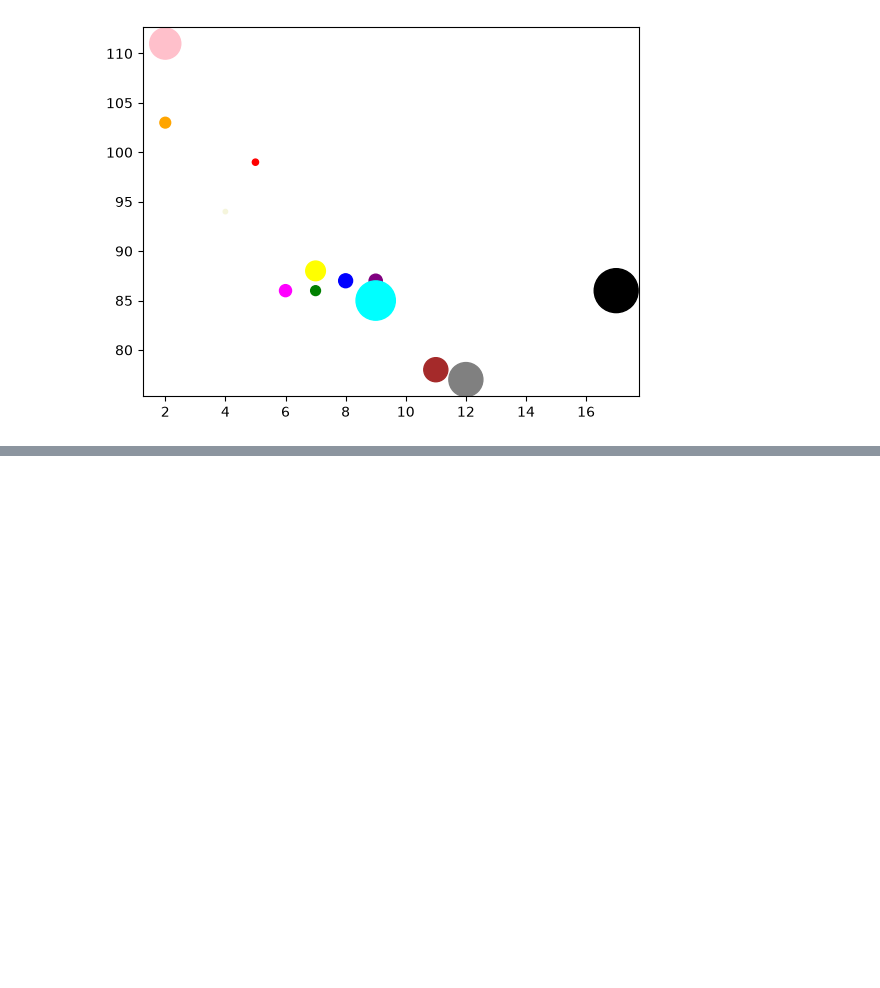
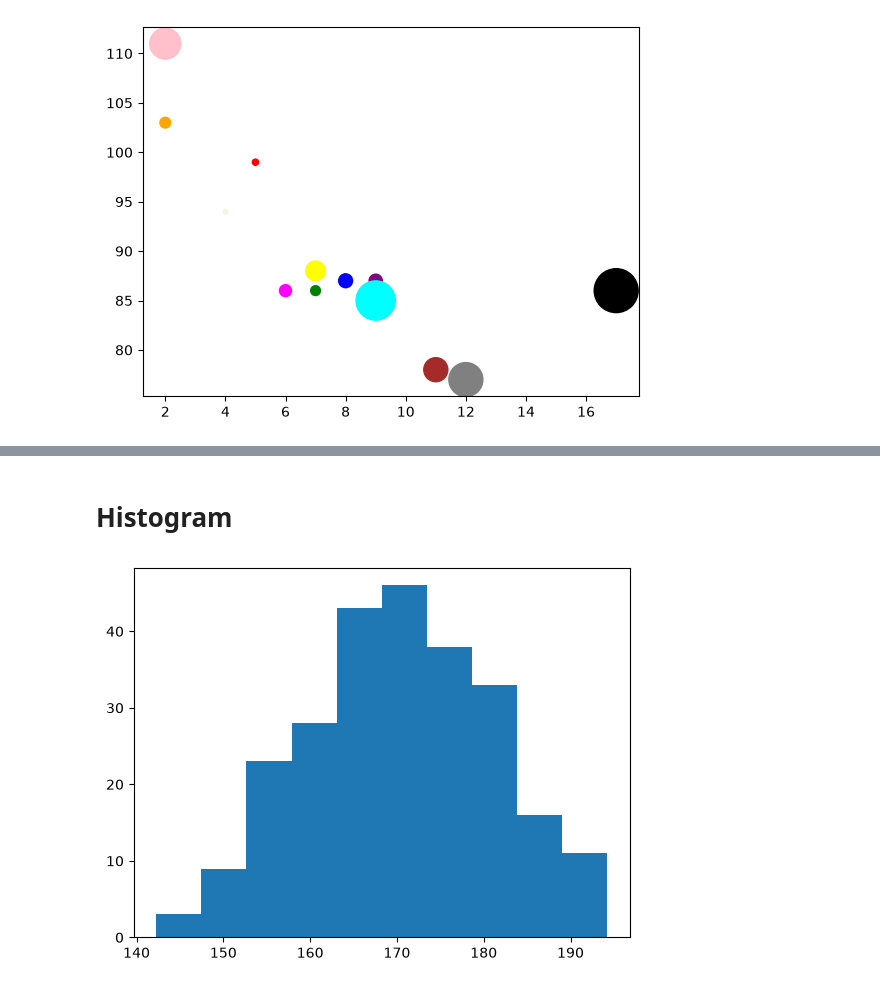
Before and after one commit to abhijitpavse/python_programs, a Jupyter notebook: Libraries/Matplotlib.ipynb, the cells around one changed output, grey strips where cells are left out. Saved outputs shown, nothing was run; the diff lists cells and outputs as text; code cells hidden in the pictures; blank space fills up the shorter version.

```diff
--- a/Libraries/Matplotlib.ipynb
+++ b/Libraries/Matplotlib.ipynb
@@ -107,0 +124,8 @@ plt.show()
+# %% [markdown]
+# Histogram
+# %%
+x = np.random.normal(170, 10, 250)
+plt.hist(x)
+plt.show()
+# %% [output]
+[figure, added]
```
Also changed, not shown: parts of 6 cells of this notebook, 4 other files.
